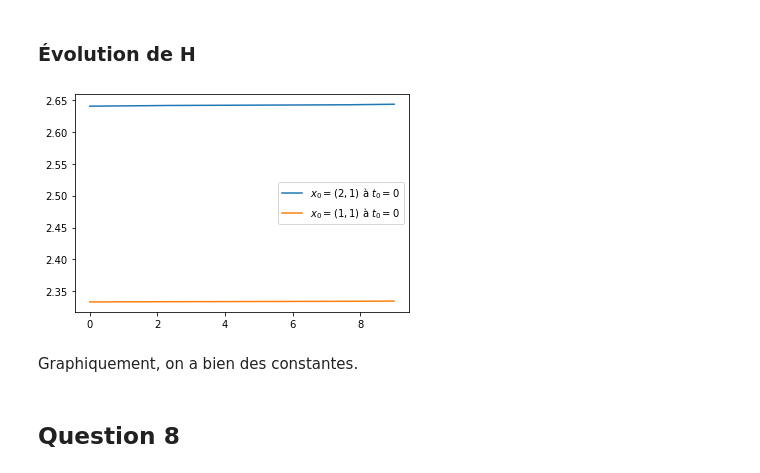
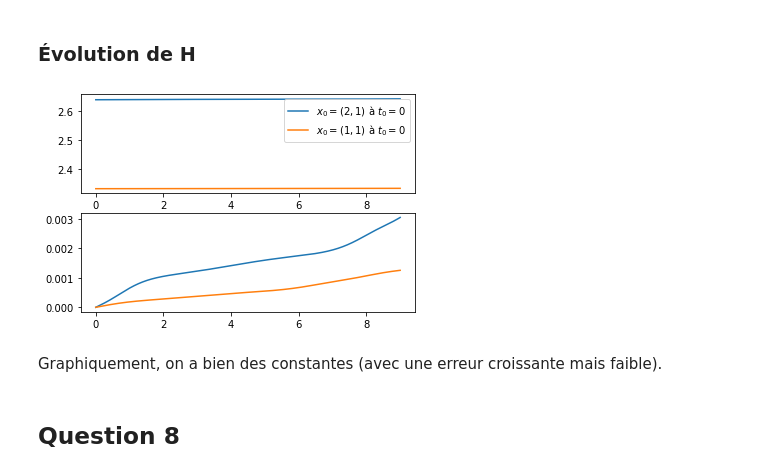
Before and after one commit to 20castro/Projet-equa-diff, a Jupyter notebook: Projet.ipynb, the cells around one changed output. Cells and saved outputs as stored; diff of their text form; code cells hidden in the pictures.

```diff
--- a/Projet.ipynb
+++ b/Projet.ipynb
@@ -245,13 +247,17 @@ plt.plot(Y[:, 0], Y[:, 1]);
 # %% [markdown]
 ### Évolution de H
 # %%
-plt.plot(T, H(X[:, 0], X[:, 1]), label = "$x_0 = (2, 1)$ à $t_0 = 0$")
-plt.plot(R, H(Y[:, 0], Y[:, 1]), label = "$x_0 = (1, 1)$ à $t_0 = 0$")
-plt.legend();
+fig, ax = plt.subplots(2, 1)
+
+ax[0].plot(T, H(X[:, 0], X[:, 1]), label = "$x_0 = (2, 1)$ à $t_0 = 0$")
+ax[0].plot(R, H(Y[:, 0], Y[:, 1]), label = "$x_0 = (1, 1)$ à $t_0 = 0$")
+ax[0].legend()
+ax[1].plot(T, H(X[:, 0], X[:, 1]) - H(X[0, 0], X[0, 1]))
+ax[1].plot(R, H(Y[:, 0], Y[:, 1]) - H(Y[0, 0], Y[0, 1]));
 # %% [output]
-[figure, old version]
+[figure, new version]
 # %% [markdown]
-Graphiquement, on a bien des constantes.
+Graphiquement, on a bien des constantes (avec une erreur croissante mais faible).
 # %% [markdown]
 ## Question 8
 # %%
```
Also changed, not shown: parts of 11 cells of this notebook.
